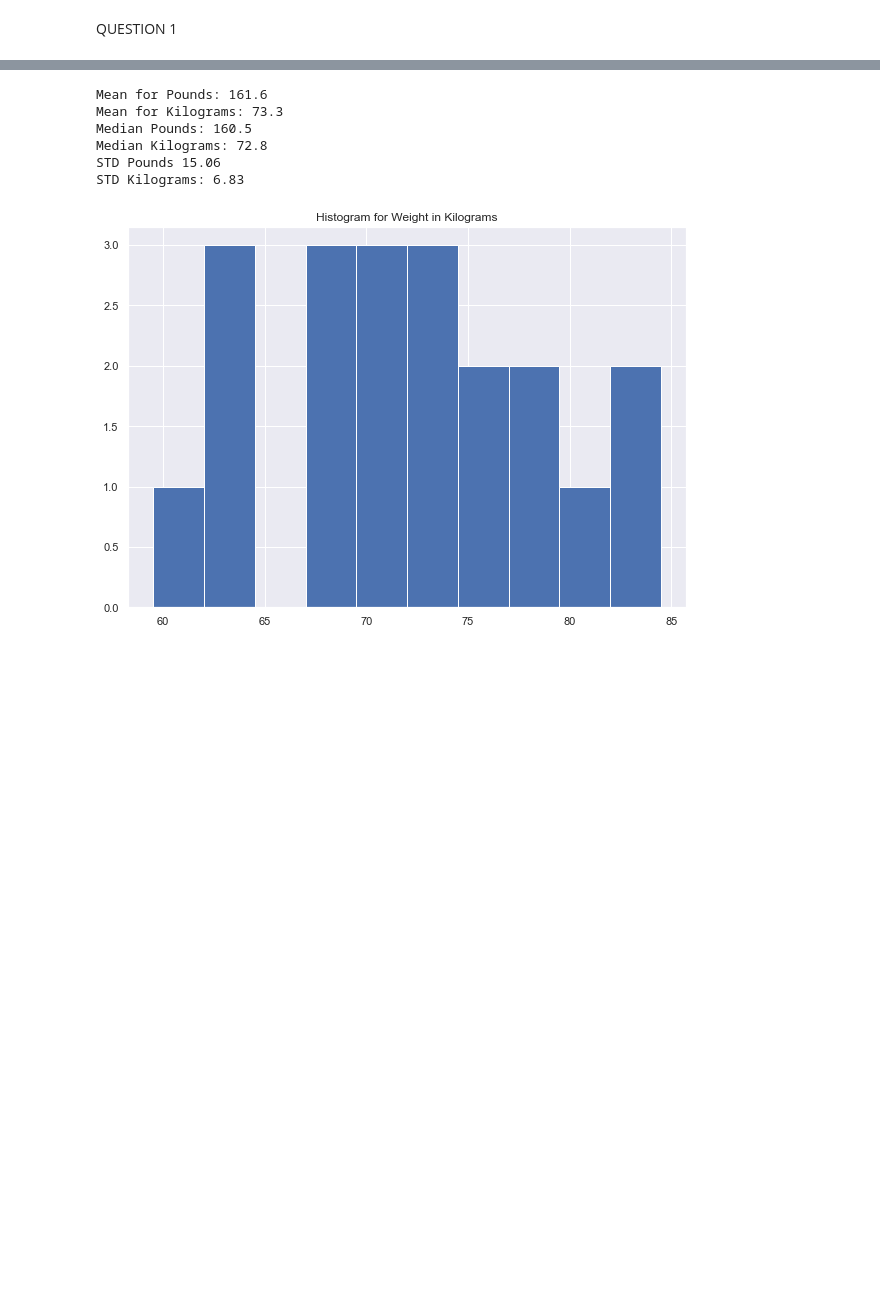
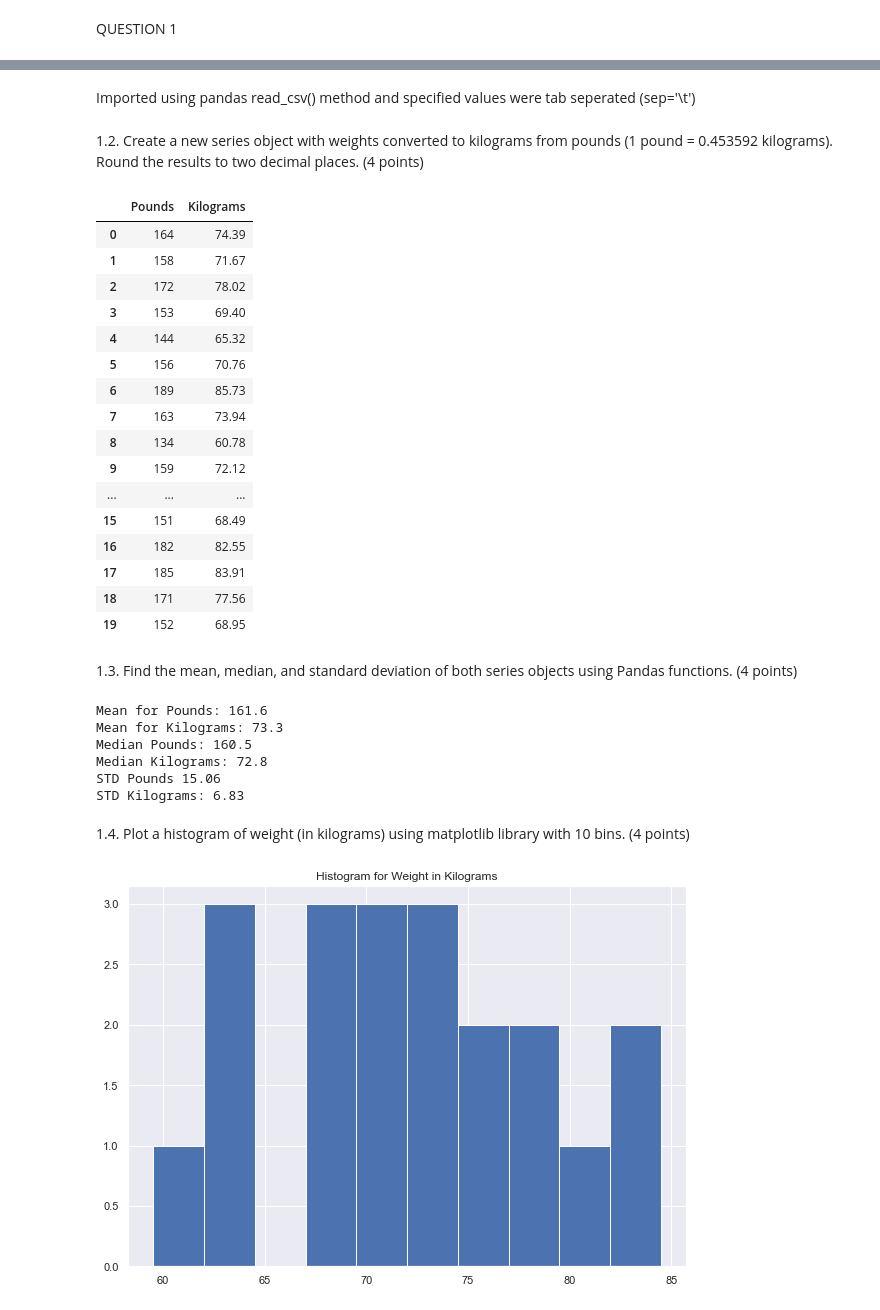
Before and after one commit to ivan-usd/refactored-octo-journey, a Jupyter notebook: notebooks/module3.ipynb, the cells around one changed output, grey strips where cells are left out. Drawn from its saved outputs; the diff is of its cells as text; code cells hidden in the pictures; blank space fills up the shorter version.

```diff
--- a/notebooks/module3.ipynb
+++ b/notebooks/module3.ipynb
@@ -18,6 +46,34 @@ weights.columns = ['Pounds']
+# %% [markdown]
+Imported using pandas read_csv() method and specified values were tab seperated (sep='\t')
+# %% [markdown]
+1.2. Create a new series object with weights converted to kilograms from pounds (1
+pound = 0.453592 kilograms). Round the results to two decimal places.
+(4 points)
 # %%
 #1.2 Convert Pounds to Kilogram and round to 2 decimal places
 weights['Kilograms'] = round(weights * POUND_KILO,2)
+weights
+# %% [output]
+|  | Pounds | Kilograms |
+| 0 | 164 | 74.39 |
+| 1 | 158 | 71.67 |
+| 2 | 172 | 78.02 |
+| 3 | 153 | 69.40 |
+| 4 | 144 | 65.32 |
+| 5 | 156 | 70.76 |
+| 6 | 189 | 85.73 |
+| 7 | 163 | 73.94 |
+| 8 | 134 | 60.78 |
+| 9 | 159 | 72.12 |
+| ... | ... | ... |
+| 15 | 151 | 68.49 |
+| 16 | 182 | 82.55 |
+| 17 | 185 | 83.91 |
+| 18 | 171 | 77.56 |
+| 19 | 152 | 68.95 |
+# %% [markdown]
+1.3. Find the mean, median, and standard deviation of both series objects using
+Pandas functions. (4 points)
 # %%
 #1.3 Find Mean, Median, and STD of both series objects using Numpy package
 Mean = round(np.mean(weights),2)
@@ -34,6 +90,9 @@ Median Pounds: 160.5
 Median Kilograms: 72.8
 STD Pounds 15.06
 STD Kilograms: 6.83
+# %% [markdown]
+1.4. Plot a histogram of weight (in kilograms) using matplotlib library with 10 bins.
+(4 points)
 # %%
 # 1.4 Plotting Histogram for Kilograms using matplotlib.pyplot package
 plt.figure(figsize=(10,7))
```
Also changed, not shown: parts of 43 cells of this notebook.
